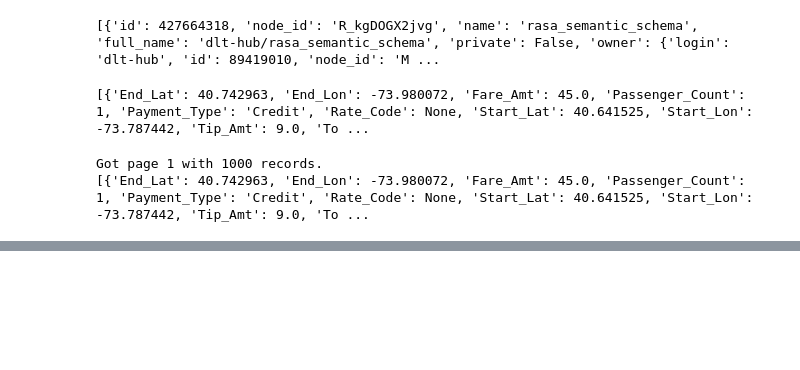
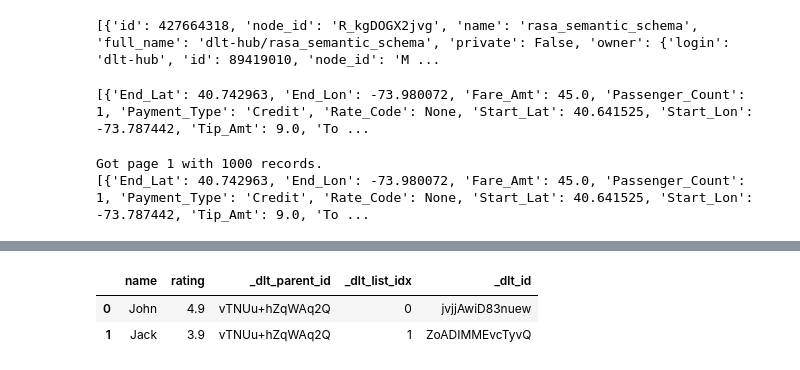
Before and after one commit to titlmichal/Data-Engineering-Zoomcamp-26, a Jupyter notebook: Workshop 1_Module 2.5/examples.ipynb, the cells around one changed output, grey strips where cells are left out. Saved outputs shown, nothing was run; the diff lists cells and outputs as text; code cells hidden in the pictures; blank space fills up the shorter version.

Commit message:
Workshop 1/module 2.5 dlt: automatic standardization of data and paginator generator

```diff
--- a/Workshop 1_Module 2.5/examples.ipynb
+++ b/Workshop 1_Module 2.5/examples.ipynb
@@ -64,0 +112,37 @@ Got page 1 with 1000 records.
+# %%
+# HOW DLT DOES IT AUTOMATICALLY
+data = [
+    {
+        "vendor_name": "VTS",
+        "record_hash": "b00361a396177a9cb410ff61f20015ad",
+        "time": {
+            "pickup": "2009-06-14 23:23:00",
+            "dropoff": "2009-06-14 23:48:00"
+        },
+        "coordinates": {
+            "start": {"lon": -73.787442, "lat": 40.641525},
+            "end": {"lon": -73.980072, "lat": 40.742963}
+        },
+        "passengers": [
+            {"name": "John", "rating": 4.9},
+            {"name": "Jack", "rating": 3.9}
+        ]
+    }
+]
+
+import dlt
+
+# 1) DEFINE PIPELINE FOR AUTO NORMALIZATION
+pipeline = dlt.pipeline(
+    pipeline_name="taxi_example",
+    destination="duckdb",
+    dataset_name="taxi"
+)
+print(pipeline)
+
+# 2) RUN THE PIPELINE WITH RAW NESTED DATA
+info = pipeline.run(data=data, table_name="rides", write_disposition="replace")
+    # --> .duckdb file is created/changed
+
+# 3) PRINT THE RESULT SUMMARY
+print(info)
@@ -64,0 +183,7 @@ Got page 1 with 1000 records.
+# %%
+# ... AND ALSO OTHER TABLE THAT WAS CREATED
+pipeline.dataset().rides__passengers.df()
+# %% [output]
+|  | name | rating | _dlt_parent_id | _dlt_list_idx | _dlt_id |
+| 0 | John | 4.9 | vTNUu+hZqWAq2Q | 0 | jvjjAwiD83nuew |
+| 1 | Jack | 3.9 | vTNUu+hZqWAq2Q | 1 | ZoADIMMEvcTyvQ |
```
Also changed, not shown: parts of 8 cells of this notebook, 4 other files.
